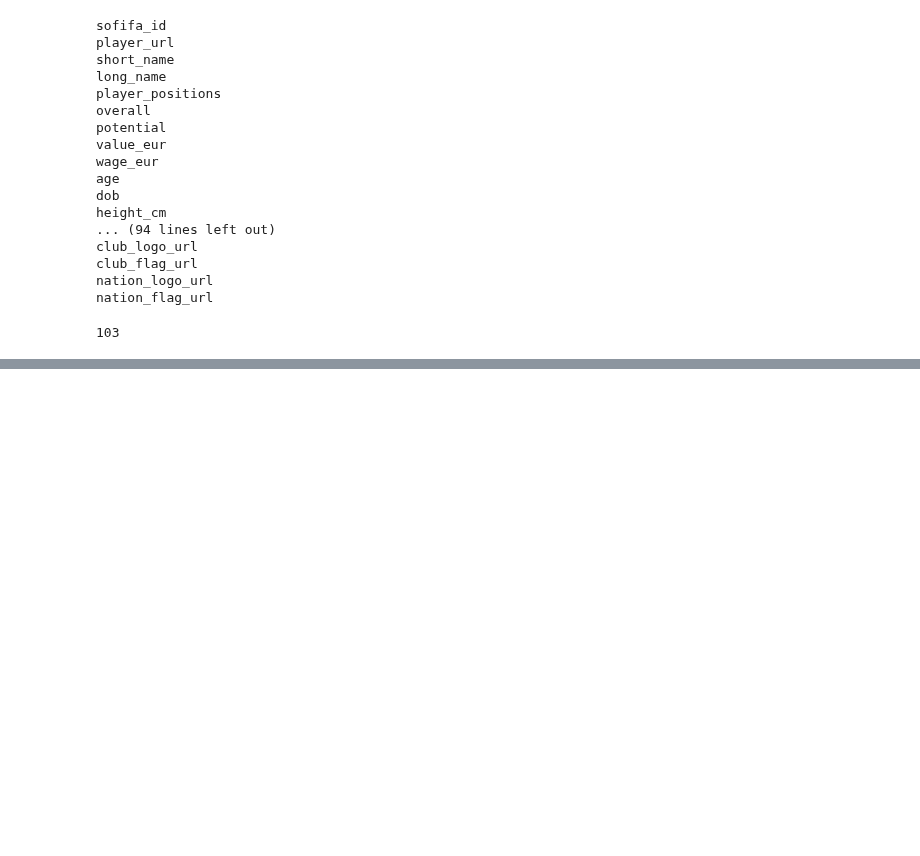
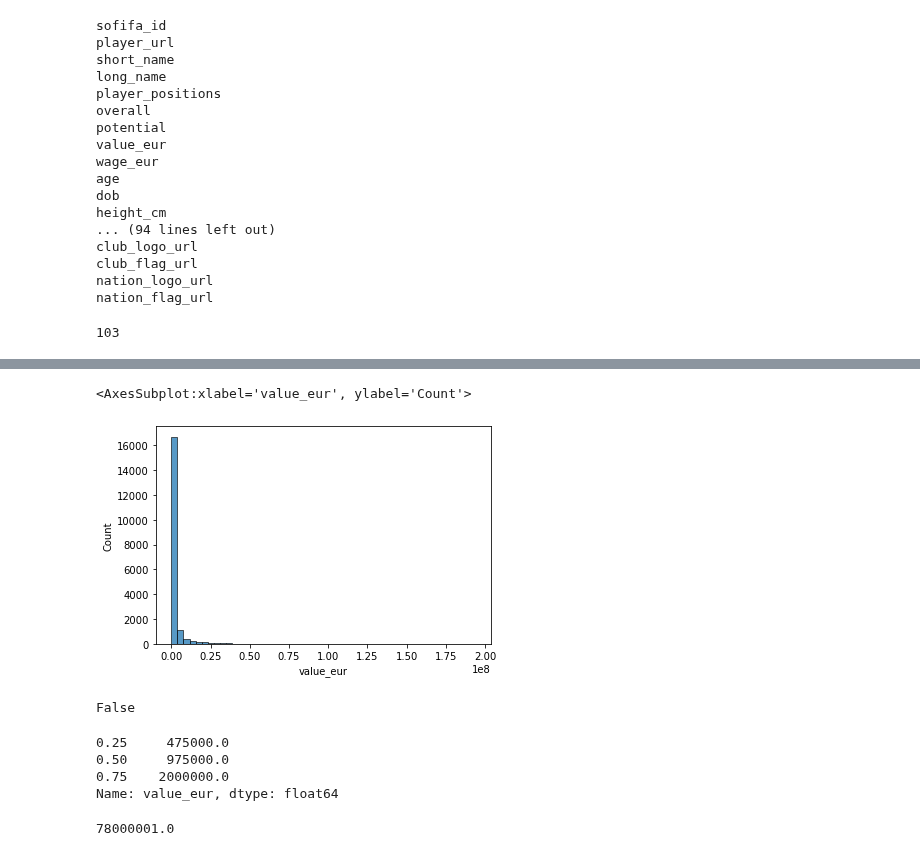
Before and after one commit to ironhack-bcn-data-pt/PR06-Machine-Learning-Group-Project, a Jupyter notebook: Project_06.ipynb, the cells around one changed output, grey strips where cells are left out. Drawn from its saved outputs; the diff is of its cells as text; code cells hidden in the pictures; blank space fills up the shorter version.

```diff
--- a/Project_06.ipynb
+++ b/Project_06.ipynb
@@ -472,0 +524,19 @@ adriana has to do rows from 76 to 103
+# %%
+sns.histplot(data=male_df,x='value_eur',bins=50)
+# %% [output]
+<AxesSubplot:xlabel='value_eur', ylabel='Count'>
+[figure, added]
+# %%
+from scipy.stats import kstest
+
+z,p = kstest(male_df.value_eur, 'norm', alternative='less')
+print(p < 0.05)
+# %% [output]
+False
+# %%
+male_df.value_eur.quantile([.25, .5, .75])
+# %% [output]
+0.25     475000.0
+0.50     975000.0
+0.75    2000000.0
+Name: value_eur, dtype: float64
@@ -472,0 +551,4 @@ adriana has to do rows from 76 to 103
+# %%
+listofeur[0] + 1
+# %% [output]
+78000001.0
```
Also changed, not shown: parts of 17 cells of this notebook.
